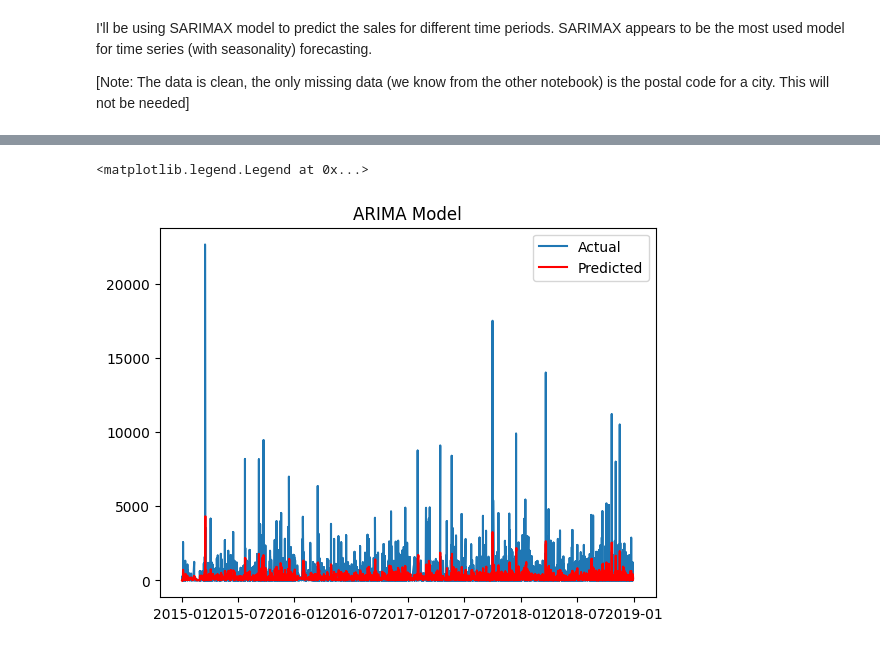
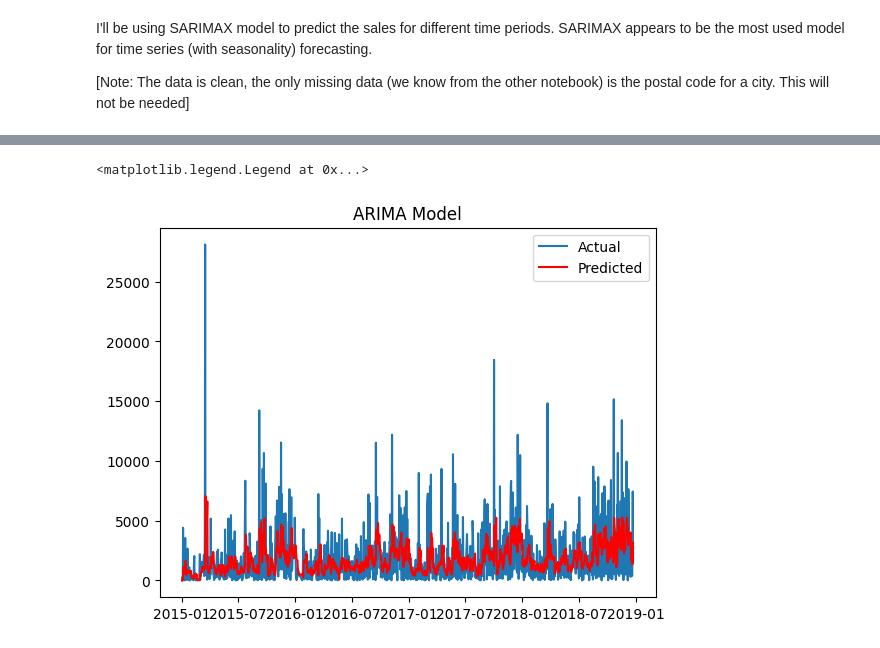
Before and after one commit to MrIsCM/DataProjects, a Jupyter notebook: P1_Sales_DA/predictions.ipynb, the cells around one changed output, grey strips where cells are left out. Drawn from its saved outputs; the diff is of its cells as text; code cells hidden in the pictures.

```diff
--- a/P1_Sales_DA/predictions.ipynb
+++ b/P1_Sales_DA/predictions.ipynb
@@ -29,5 +29,7 @@ data.sort_values('Order Date', inplace=True, ascending=True)
 data.set_index('Order Date', inplace=True)
 # %%
 df = pd.DataFrame(data['Sales'])
+df = df.groupby('Order Date').sum()
+train_data = df.iloc[:-7]
 # %%
 plt.figure(figsize=(10, 6))
@@ -40,5 +42,5 @@ plt.ylim(-0.1, 0.3)
 # %%
-model = ARIMA(data['Sales'], order=(5, 1, 0))
+model = ARIMA(train_data['Sales'], order=(5, 1, 0))
 model_fit = model.fit()
 print(model_fit.summary())
 # %% [output]
@@ -62,15 +64,15 @@ Warnings:
 # %%
 
 plt.figure()
-plt.plot(df['Sales'], label='Actual')
+plt.plot(train_data['Sales'], label='Actual')
 plt.plot(model_fit.fittedvalues, color='red', label='Predicted')
 
 
 plt.title('ARIMA Model')
 plt.legend()
 # %% [output]
 <matplotlib.legend.Legend at 0x...>
-[figure, old version]
+[figure, new version]
 # %%
 residuals = pd.DataFrame(model_fit.resid)
 residuals.plot(legend=False, title='Residuals')
```
Also changed, not shown: parts of 9 cells of this notebook.
